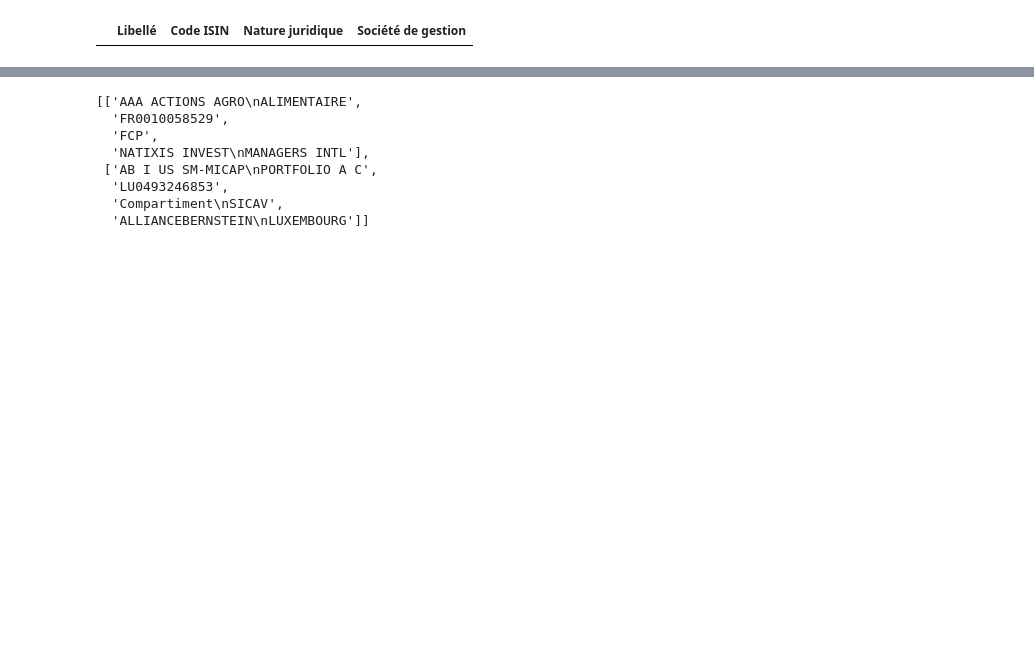
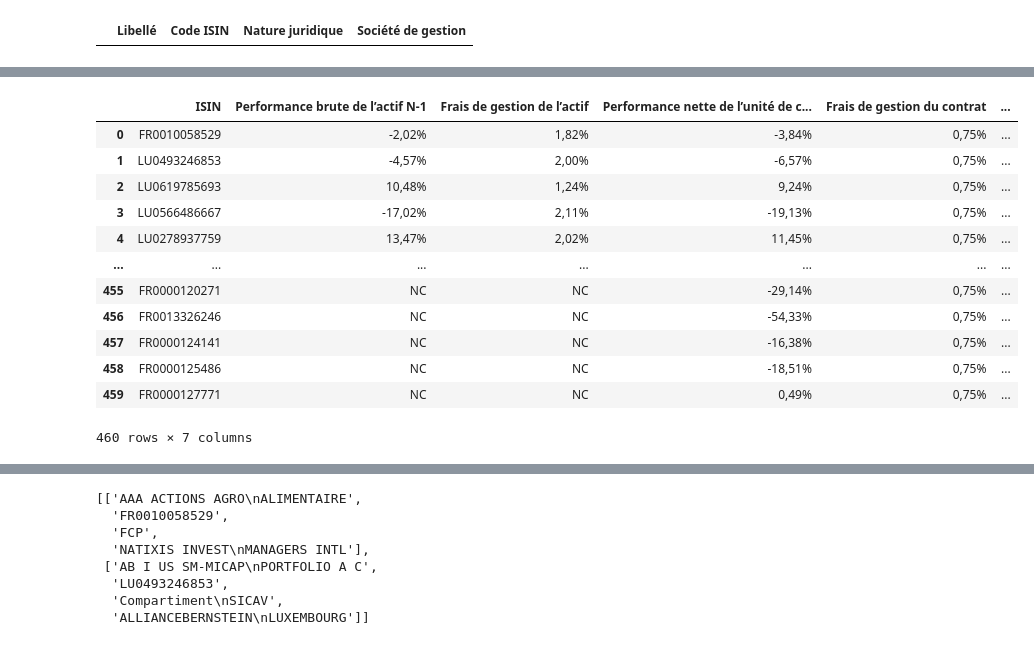
Before and after one commit to Rano62/projet_python, a Jupyter notebook: Read_pdf.ipynb, the cells around one changed output, grey strips where cells are left out. Cells and saved outputs as stored; diff of their text form; code cells hidden in the pictures; blank space fills up the shorter version.

```diff
--- a/Read_pdf.ipynb
+++ b/Read_pdf.ipynb
@@ -170,3 +252,19 @@ tableau[1][:4]
+# %%
+perISIN
+# %% [output]
+|  | ISIN | Performance brute de l’actif N-1 | Frais de gestion de l’actif | Performance nette de l’unité de c... | Frais de gestion du contrat | ... |
+| 0 | FR0010058529 | -2,02% | 1,82% | -3,84% | 0,75% | ... |
+| 1 | LU0493246853 | -4,57% | 2,00% | -6,57% | 0,75% | ... |
+| 2 | LU0619785693 | 10,48% | 1,24% | 9,24% | 0,75% | ... |
+| 3 | LU0566486667 | -17,02% | 2,11% | -19,13% | 0,75% | ... |
+| 4 | LU0278937759 | 13,47% | 2,02% | 11,45% | 0,75% | ... |
+| ... | ... | ... | ... | ... | ... | ... |
+| 455 | FR0000120271 | NC | NC | -29,14% | 0,75% | ... |
+| 456 | FR0013326246 | NC | NC | -54,33% | 0,75% | ... |
+| 457 | FR0000124141 | NC | NC | -16,38% | 0,75% | ... |
+| 458 | FR0000125486 | NC | NC | -18,51% | 0,75% | ... |
+| 459 | FR0000127771 | NC | NC | 0,49% | 0,75% | ... |
+460 rows × 7 columns
 # %%
 len(tableau)
 # %% [output]
```
Also changed, not shown: parts of 39 cells of this notebook.
